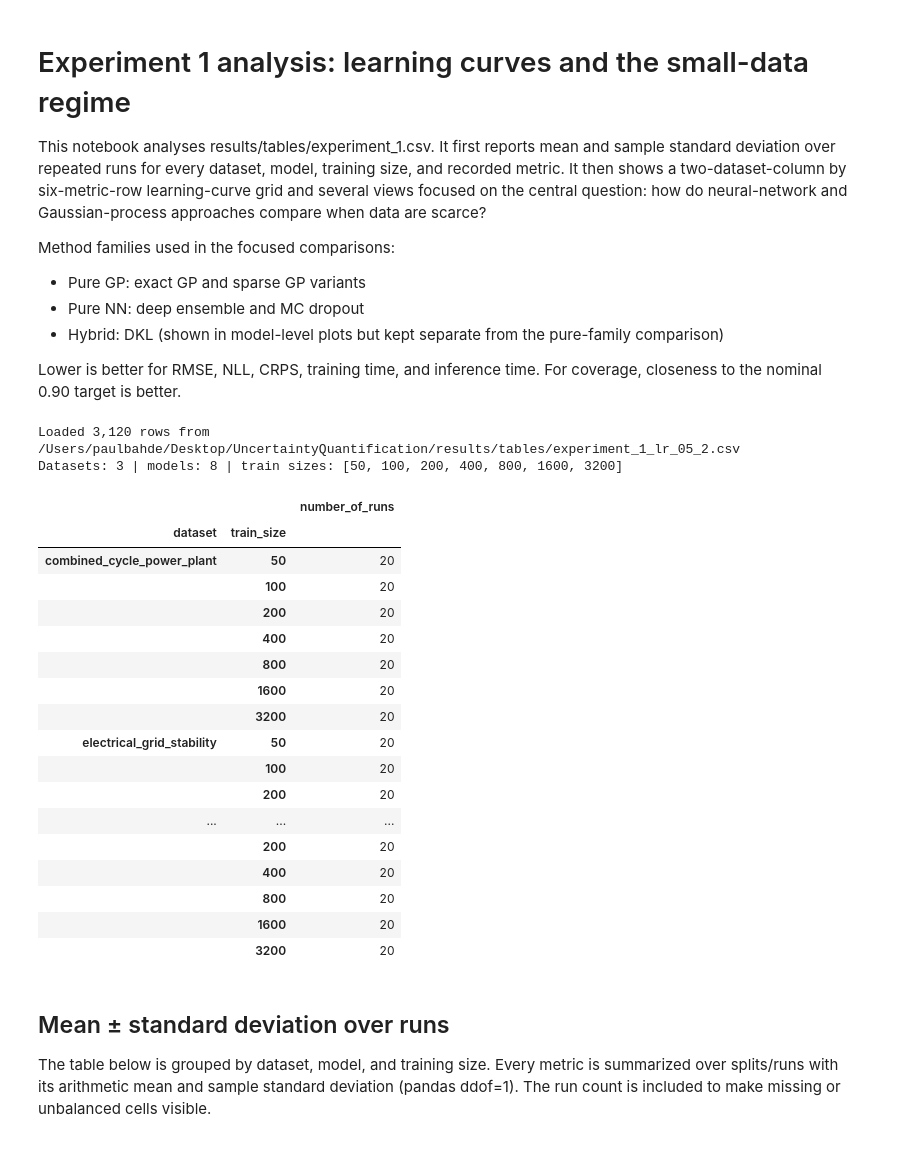
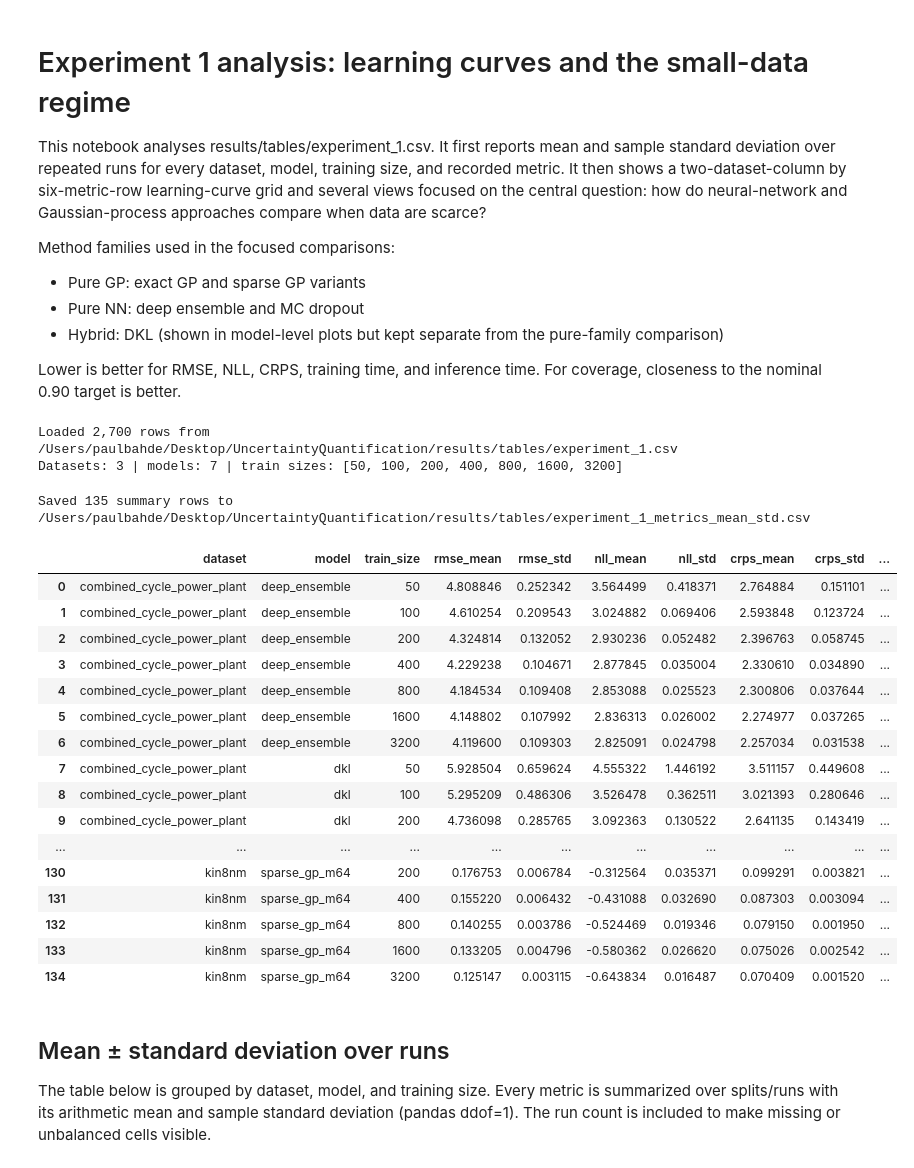
Before and after one commit to pbahde2/UncertaintyQuantification, a Jupyter notebook: notebooks/analysis_experiment_1.ipynb, the cells around one changed output. Saved outputs shown, nothing was run; the diff lists cells and outputs as text; code cells hidden in the pictures.

```diff
--- a/notebooks/analysis_experiment_1.ipynb
+++ b/notebooks/analysis_experiment_1.ipynb
@@ -26,14 +26,15 @@ pd.set_option("display.max_columns", 30)
 
 # Work whether the kernel starts in the repository root or in notebooks/.
 DATA_CANDIDATES = [
-    Path("results/tables/experiment_1_lr_05_2.csv"),
-    Path("../results/tables/experiment_1_lr_05_2.csv"),
+    Path("results/tables/experiment_1.csv"),
+    Path("../results/tables/experiment_1.csv"),
 ]
 DATA_PATH = next((path for path in DATA_CANDIDATES if path.exists()), None)
 if DATA_PATH is None:
     raise FileNotFoundError("Could not find results/tables/experiment_1_lr_05.csv")
 
 results = pd.read_csv(DATA_PATH)
+results = results[results["model"] != "mc_dropout_standard"].copy()
 
 METRICS = [
     "rmse",
@@ -57,7 +58,7 @@ TRAIN_SIZES = sorted(results["train_size"].dropna().unique())
 MODEL_ORDER = [
     model for model in [
         "exact_gp", "sparse_gp_m16", "sparse_gp_m64", "sparse_gp_m256",
-        "deep_ensemble", "mc_dropout", "mc_dropout_standard", "dkl",
+        "deep_ensemble", "mc_dropout", "dkl",
     ] if model in set(results["model"])
 ]
 MODEL_ORDER += sorted(set(results["model"]) - set(MODEL_ORDER))
@@ -69,39 +70,64 @@ MODEL_LABELS = {
     "sparse_gp_m256": "Sparse GP (m=256)",
     "deep_ensemble": "Deep ensemble",
     "mc_dropout": "MC dropout (heteroscedastic)",
-    "mc_dropout_standard": "MC dropout (standard)",
     "dkl": "DKL (hybrid)",
 }
 MODEL_COLORS = dict(zip(MODEL_ORDER, sns.color_palette("tab10", n_colors=len(MODEL_ORDER))))
 MODEL_MARKERS = dict(zip(MODEL_ORDER, ["o", "s", "^", "D", "P", "X", "v", "*"][:len(MODEL_ORDER)]))
 MODEL_LINESTYLES = dict(zip(MODEL_ORDER, ["-", "--", "-.", ":", (0, (5, 1)), (0, (3, 1, 1, 1)), (0, (1, 1)), (0, (5, 2, 1, 2))][:len(MODEL_ORDER)]))
 GP_MODELS = [m for m in MODEL_ORDER if m == "exact_gp" or m.startswith("sparse_gp")]
-NN_MODELS = [m for m in MODEL_ORDER if m in {"deep_ensemble", "mc_dropout", "mc_dropout_standard"}]
+NN_MODELS = [m for m in MODEL_ORDER if m in {"deep_ensemble", "mc_dropout"}]
 
 print(f"Loaded {len(results):,} rows from {DATA_PATH.resolve()}")
 print(f"Datasets: {len(DATASETS)} | models: {len(MODEL_ORDER)} | train sizes: {TRAIN_SIZES}")
-display(results.groupby(["dataset", "train_size"])["split"].nunique().rename("number_of_runs").to_frame())
 # %% [output]
-Loaded 3,120 rows from /Users/paulbahde/Desktop/UncertaintyQuantification/results/tables/experiment_1_lr_05_2.csv
-Datasets: 3 | models: 8 | train sizes: [50, 100, 200, 400, 800, 1600, 3200]
+Loaded 2,700 rows from /Users/paulbahde/Desktop/UncertaintyQuantification/results/tables/experiment_1.csv
+Datasets: 3 | models: 7 | train sizes: [50, 100, 200, 400, 800, 1600, 3200]
-|  |  | number_of_runs |
-| dataset | train_size |  |
-| combined_cycle_power_plant | 50 | 20 |
-|  | 100 | 20 |
-|  | 200 | 20 |
-|  | 400 | 20 |
-|  | 800 | 20 |
-|  | 1600 | 20 |
-|  | 3200 | 20 |
-| electrical_grid_stability | 50 | 20 |
-|  | 100 | 20 |
-|  | 200 | 20 |
-| ... | ... | ... |
-|  | 200 | 20 |
-|  | 400 | 20 |
-|  | 800 | 20 |
-|  | 1600 | 20 |
-|  | 3200 | 20 |
+# %%
+# Export all six metrics as mean ± standard deviation over repeated runs.
+from IPython.display import FileLink
+
+metrics_mean_std = (
+    results.groupby(["dataset", "model", "train_size"], observed=True)[METRICS]
+    .agg(["mean", "std"])
+    .sort_index()
+)
+metrics_mean_std.columns = [
+    f"{metric}_{statistic}" for metric, statistic in metrics_mean_std.columns
+]
+metrics_mean_std = metrics_mean_std.reset_index()
+
+METRICS_SUMMARY_CSV = DATA_PATH.resolve().with_name(
+    "experiment_1_metrics_mean_std.csv"
+)
+metrics_mean_std.to_csv(METRICS_SUMMARY_CSV, index=False)
+
+try:
+    download_path = METRICS_SUMMARY_CSV.relative_to(Path.cwd())
+except ValueError:
+    download_path = METRICS_SUMMARY_CSV
+
+print(f"Saved {len(metrics_mean_std):,} summary rows to {METRICS_SUMMARY_CSV}")
+display(metrics_mean_std)
+# %% [output]
+Saved 135 summary rows to /Users/paulbahde/Desktop/UncertaintyQuantification/results/tables/experiment_1_metrics_mean_std.csv
+|  | dataset | model | train_size | rmse_mean | rmse_std | nll_mean | nll_std | crps_mean | crps_std | ... |
+| 0 | combined_cycle_power_plant | deep_ensemble | 50 | 4.808846 | 0.252342 | 3.564499 | 0.418371 | 2.764884 | 0.151101 | ... |
+| 1 | combined_cycle_power_plant | deep_ensemble | 100 | 4.610254 | 0.209543 | 3.024882 | 0.069406 | 2.593848 | 0.123724 | ... |
+| 2 | combined_cycle_power_plant | deep_ensemble | 200 | 4.324814 | 0.132052 | 2.930236 | 0.052482 | 2.396763 | 0.058745 | ... |
+| 3 | combined_cycle_power_plant | deep_ensemble | 400 | 4.229238 | 0.104671 | 2.877845 | 0.035004 | 2.330610 | 0.034890 | ... |
+| 4 | combined_cycle_power_plant | deep_ensemble | 800 | 4.184534 | 0.109408 | 2.853088 | 0.025523 | 2.300806 | 0.037644 | ... |
+| 5 | combined_cycle_power_plant | deep_ensemble | 1600 | 4.148802 | 0.107992 | 2.836313 | 0.026002 | 2.274977 | 0.037265 | ... |
+| 6 | combined_cycle_power_plant | deep_ensemble | 3200 | 4.119600 | 0.109303 | 2.825091 | 0.024798 | 2.257034 | 0.031538 | ... |
+| 7 | combined_cycle_power_plant | dkl | 50 | 5.928504 | 0.659624 | 4.555322 | 1.446192 | 3.511157 | 0.449608 | ... |
+| 8 | combined_cycle_power_plant | dkl | 100 | 5.295209 | 0.486306 | 3.526478 | 0.362511 | 3.021393 | 0.280646 | ... |
+| 9 | combined_cycle_power_plant | dkl | 200 | 4.736098 | 0.285765 | 3.092363 | 0.130522 | 2.641135 | 0.143419 | ... |
+| ... | ... | ... | ... | ... | ... | ... | ... | ... | ... | ... |
+| 130 | kin8nm | sparse_gp_m64 | 200 | 0.176753 | 0.006784 | -0.312564 | 0.035371 | 0.099291 | 0.003821 | ... |
+| 131 | kin8nm | sparse_gp_m64 | 400 | 0.155220 | 0.006432 | -0.431088 | 0.032690 | 0.087303 | 0.003094 | ... |
+| 132 | kin8nm | sparse_gp_m64 | 800 | 0.140255 | 0.003786 | -0.524469 | 0.019346 | 0.079150 | 0.001950 | ... |
+| 133 | kin8nm | sparse_gp_m64 | 1600 | 0.133205 | 0.004796 | -0.580362 | 0.026620 | 0.075026 | 0.002542 | ... |
+| 134 | kin8nm | sparse_gp_m64 | 3200 | 0.125147 | 0.003115 | -0.643834 | 0.016487 | 0.070409 | 0.001520 | ... |
 # %% [markdown]
 ## Mean ± standard deviation over runs
 
```
Also changed, not shown: parts of 14 cells of this notebook, 37 other files.
